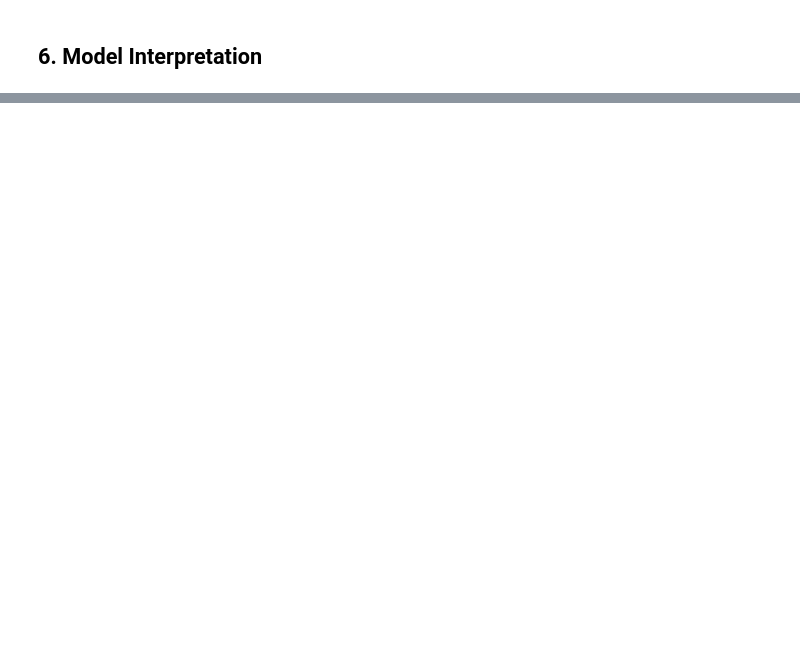
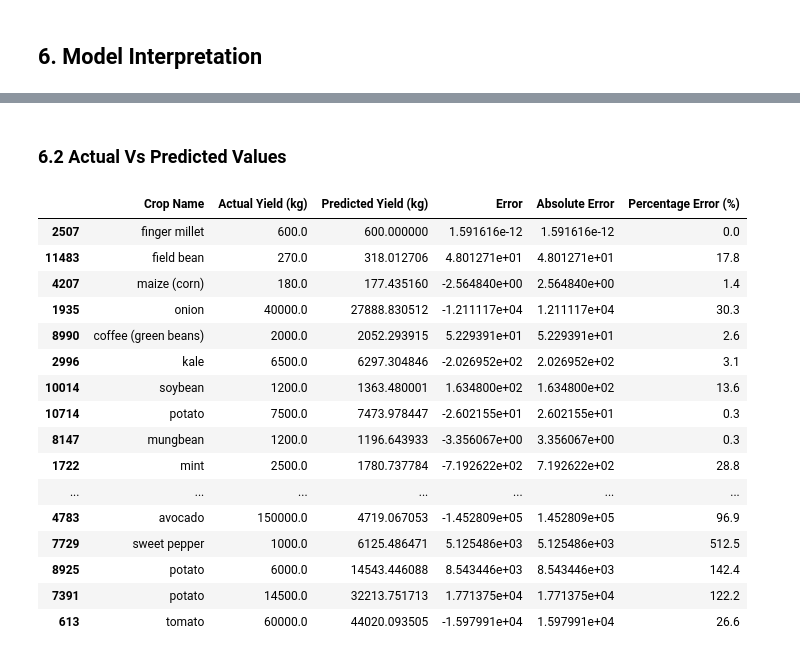
Before and after one commit to Esther-Margaret-Mwangi/Epochs, a Jupyter notebook: notebook/notebook.ipynb, the cells around one changed output, grey strips where cells are left out. Saved outputs shown, nothing was run; the diff lists cells and outputs as text; code cells hidden in the pictures; blank space fills up the shorter version.

```diff
--- a/notebook/notebook.ipynb
+++ b/notebook/notebook.ipynb
@@ -1458,0 +1627,2 @@ Name: 1, dtype: object
+# %% [markdown]
+### 6.2 Actual Vs Predicted Values
@@ -1458,0 +1637,47 @@ Name: 1, dtype: object
+# %%
+# Recover the crop names from the one-hot encoded columns
+crop_columns = [col for col in X_test.columns if col.startswith("Crop Name_")]
+
+crop_names = (
+    X_test[crop_columns]
+    .idxmax(axis=1)
+    .str.replace("Crop Name_", "", regex=False)
+)
+# %%
+# Comparison table to compare the actual and predicted crop yields
+comparison= pd.DataFrame({
+    "Crop Name": crop_names,
+    "Actual Yield (kg)": y_test_original,
+    "Predicted Yield (kg)": y_pred_original
+})
+
+comparison["Error"]= (
+    comparison["Predicted Yield (kg)"] - comparison["Actual Yield (kg)"]
+)
+
+comparison["Absolute Error"]= comparison["Error"].abs()
+
+comparison["Percentage Error (%)"]= (
+    comparison["Absolute Error"] / comparison["Actual Yield (kg)"] * 100
+)
+comparison["Percentage Error (%)"]= comparison["Percentage Error (%)"].round(1)
+
+comparison.head(20)
+# %% [output]
+|  | Crop Name | Actual Yield (kg) | Predicted Yield (kg) | Error | Absolute Error | Percentage Error (%) |
+| 2507 | finger millet | 600.0 | 600.000000 | 1.591616e-12 | 1.591616e-12 | 0.0 |
+| 11483 | field bean | 270.0 | 318.012706 | 4.801271e+01 | 4.801271e+01 | 17.8 |
+| 4207 | maize (corn) | 180.0 | 177.435160 | -2.564840e+00 | 2.564840e+00 | 1.4 |
+| 1935 | onion | 40000.0 | 27888.830512 | -1.211117e+04 | 1.211117e+04 | 30.3 |
+| 8990 | coffee (green beans) | 2000.0 | 2052.293915 | 5.229391e+01 | 5.229391e+01 | 2.6 |
+| 2996 | kale | 6500.0 | 6297.304846 | -2.026952e+02 | 2.026952e+02 | 3.1 |
+| 10014 | soybean | 1200.0 | 1363.480001 | 1.634800e+02 | 1.634800e+02 | 13.6 |
+| 10714 | potato | 7500.0 | 7473.978447 | -2.602155e+01 | 2.602155e+01 | 0.3 |
+| 8147 | mungbean | 1200.0 | 1196.643933 | -3.356067e+00 | 3.356067e+00 | 0.3 |
+| 1722 | mint | 2500.0 | 1780.737784 | -7.192622e+02 | 7.192622e+02 | 28.8 |
+| ... | ... | ... | ... | ... | ... | ... |
+| 4783 | avocado | 150000.0 | 4719.067053 | -1.452809e+05 | 1.452809e+05 | 96.9 |
+| 7729 | sweet pepper | 1000.0 | 6125.486471 | 5.125486e+03 | 5.125486e+03 | 512.5 |
+| 8925 | potato | 6000.0 | 14543.446088 | 8.543446e+03 | 8.543446e+03 | 142.4 |
+| 7391 | potato | 14500.0 | 32213.751713 | 1.771375e+04 | 1.771375e+04 | 122.2 |
+| 613 | tomato | 60000.0 | 44020.093505 | -1.597991e+04 | 1.597991e+04 | 26.6 |
```
Also changed, not shown: parts of 19 cells of this notebook.
